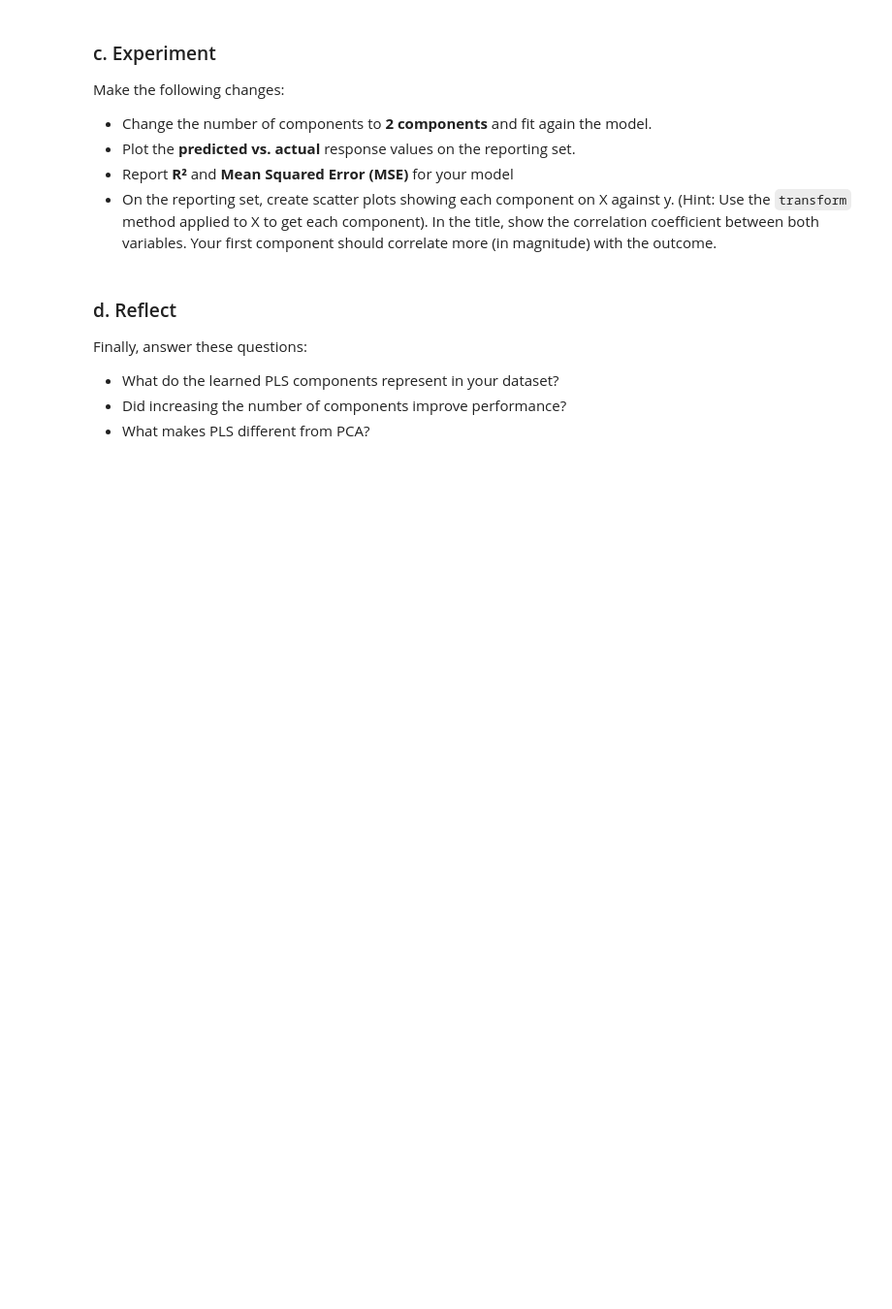
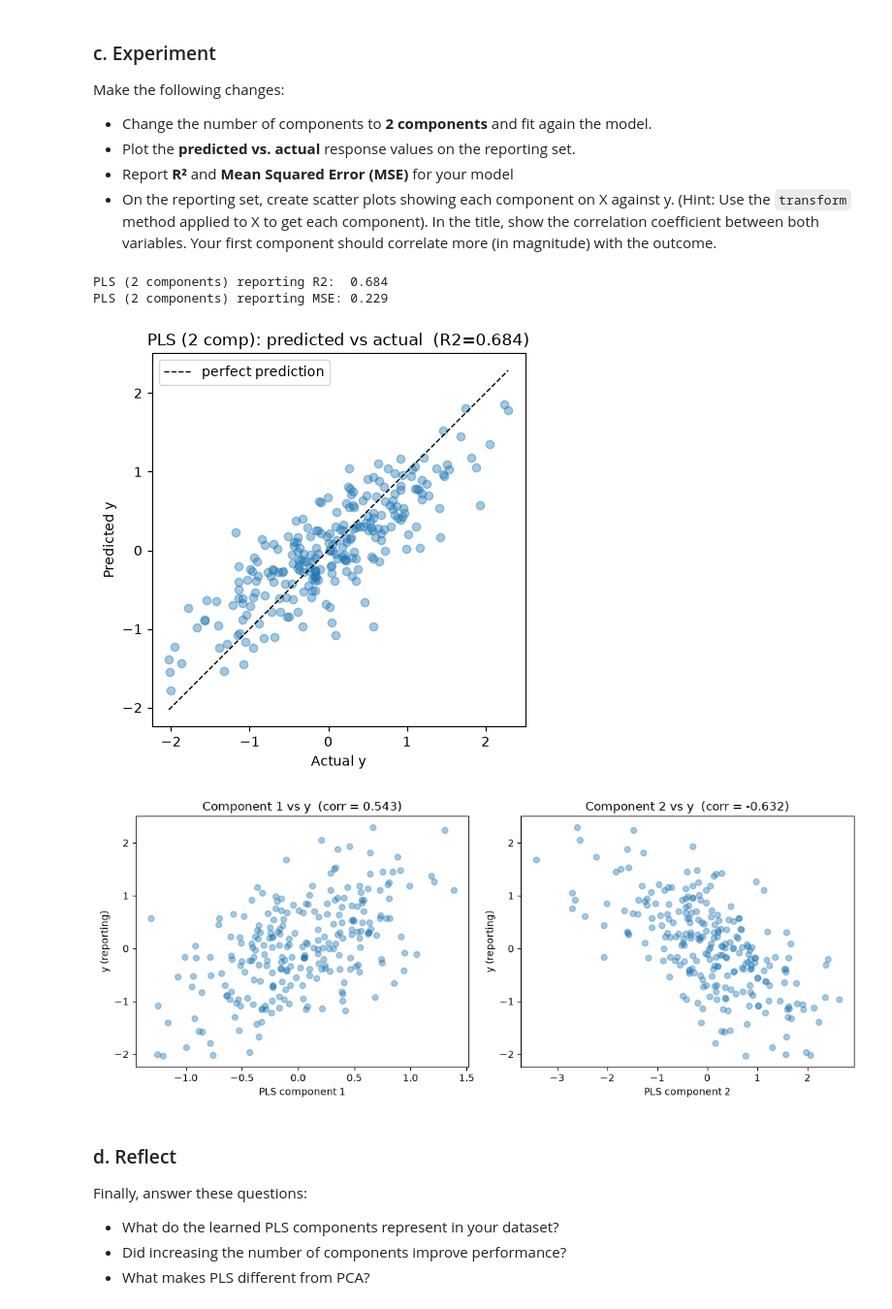
Before and after one commit to SJ-Jain-systems/labsml, a Jupyter notebook: 01-partial-least-squares.ipynb, the cells around one changed output. Shown at 97% size. Cells and saved outputs as stored; diff of their text form; code cells hidden in the pictures; blank space fills up the shorter version.

```diff
--- a/01-partial-least-squares.ipynb
+++ b/01-partial-least-squares.ipynb
@@ -65,7 +102,54 @@ Make the following changes:
 - Report **R²** and **Mean Squared Error (MSE)** for your model
 - On the reporting set, create scatter plots showing each component on X against y. (Hint: Use the `transform` method applied to X to get each component). In the title, show the correlation coefficient between both variables. Your first component should correlate more (in magnitude) with the outcome.
 # %%
-# YOUR CODE HERE
+# refit with 2 components this time
+pls2 = PLSRegression(n_components=2)
+pls2.fit(X_train, y_train)
+
+# predict on the reporting set
+y_pred = pls2.predict(X_report).ravel()
+
+# r2 and mse
+r2 = r2_score(y_report, y_pred)
+mse = mean_squared_error(y_report, y_pred)
+print(f"PLS (2 components) reporting R2:  {r2:.3f}")
+print(f"PLS (2 components) reporting MSE: {mse:.3f}")
+
+# predicted vs actual plot, dashed line is where perfect preds would land
+plt.figure(figsize=(5, 5))
+plt.scatter(y_report, y_pred, alpha=0.4)
+lims = [min(y_report.min(), y_pred.min()), max(y_report.max(), y_pred.max())]
+plt.plot(lims, lims, "k--", linewidth=1, label="perfect prediction")
+plt.gca().set(
+    aspect="equal",
+    xlabel="Actual y",
+    ylabel="Predicted y",
+    title=f"PLS (2 comp): predicted vs actual  (R2={r2:.3f})",
+)
+plt.legend()
+plt.show()
+
+# now look at each component against y 7 transform() projects X onto the pls components
+T_report = pls2.transform(X_report)  # gives us both components
+
+fig, axes = plt.subplots(1, 2, figsize=(11, 4.5))
+for i, ax in enumerate(axes):
+    comp = T_report[:, i]
+    corr = np.corrcoef(comp, y_report)[0, 1]  # correlation for the title
+    ax.scatter(comp, y_report, alpha=0.4)
+    ax.set(
+        xlabel=f"PLS component {i + 1}",
+        ylabel="y (reporting)",
+        title=f"Component {i + 1} vs y  (corr = {corr:.3f})",
+    )
+plt.tight_layout()
+plt.show()
+# component 1 should correlate way more with y than component 2
+# %% [output]
+PLS (2 components) reporting R2:  0.684
+PLS (2 components) reporting MSE: 0.229
+[figure, added]
+[figure, added]
 # %% [markdown]
 ### d. Reflect
 Finally, answer these questions:
```
Also changed, not shown: parts of 3 cells of this notebook.
